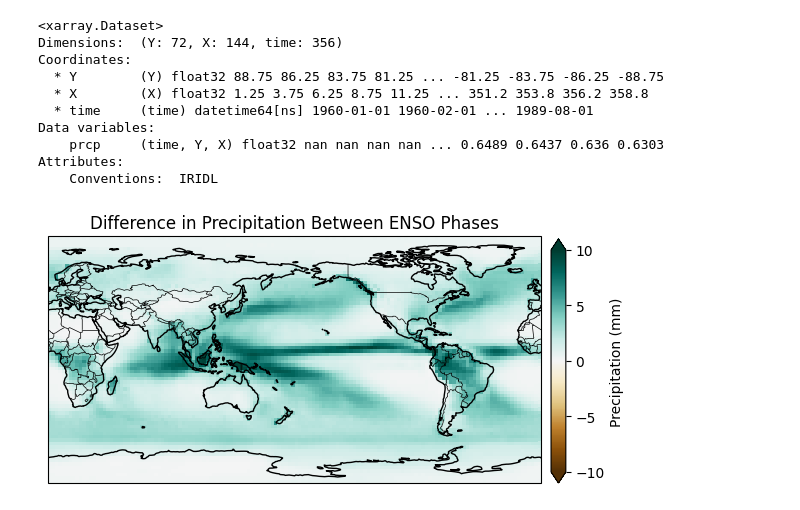
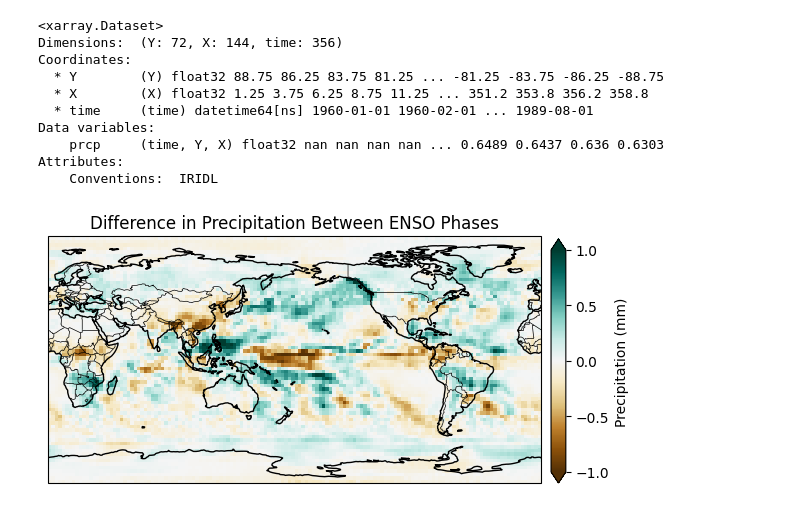
Before and after one commit to yiabek/Assignments, a Jupyter notebook: Assignment8.ipynb, the cells around one changed output. Drawn from its saved outputs; the diff is of its cells as text; code cells hidden in the pictures.

```diff
--- a/Assignment8.ipynb
+++ b/Assignment8.ipynb
@@ -210,26 +212,26 @@ lanina_mask_1960 = rolled_anom_1960 <= -0.5
 # %%
 # Now plot the difference between the time-mean of prcp during positive and negative ENSO phases.
 precip_elnino = dsp.where(elnino_mask_1960, drop=True)
 precip_lanina = dsp.where(lanina_mask_1960, drop=True)
 
 plt.figure(figsize=(14,8))
 
 prcp_diff = precip_elnino.prcp.mean(dim='time') - precip_lanina.prcp.mean(dim='time')
 
 ax1 = plt.subplot(1,2,1, projection=ccrs.PlateCarree(central_longitude=180))
 ax1.set_title('Difference in Precipitation Between ENSO Phases')
 pcm = ax1.pcolormesh(precip_elnino.X, precip_elnino.Y,
-               precip_elnino.prcp.mean(dim='time'),
-               vmin=-10, vmax=10,
+               prcp_diff,
+               vmin=-1, vmax=1,
                cmap='BrBG',
                transform=ccrs.PlateCarree())
 ax1.add_feature(cfeature.BORDERS, linewidth=0.5)
 ax1.add_feature(cartopy.feature.COASTLINE, zorder=1)
 
 axins = inset_axes(ax1, width = "3%", height = "99%", loc = 'lower left',
                    bbox_to_anchor = (1.02, 0., 1, 1), bbox_transform = ax1.transAxes,
                    borderpad = 0)
 
 plt.colorbar(pcm, ax=ax1, cax=axins, orientation='vertical', extend='both', label='Precipitation (mm)');
 # %% [output]
-[figure, old version]
+[figure, new version]
```
Also changed, not shown: parts of 1 cell of this notebook.
